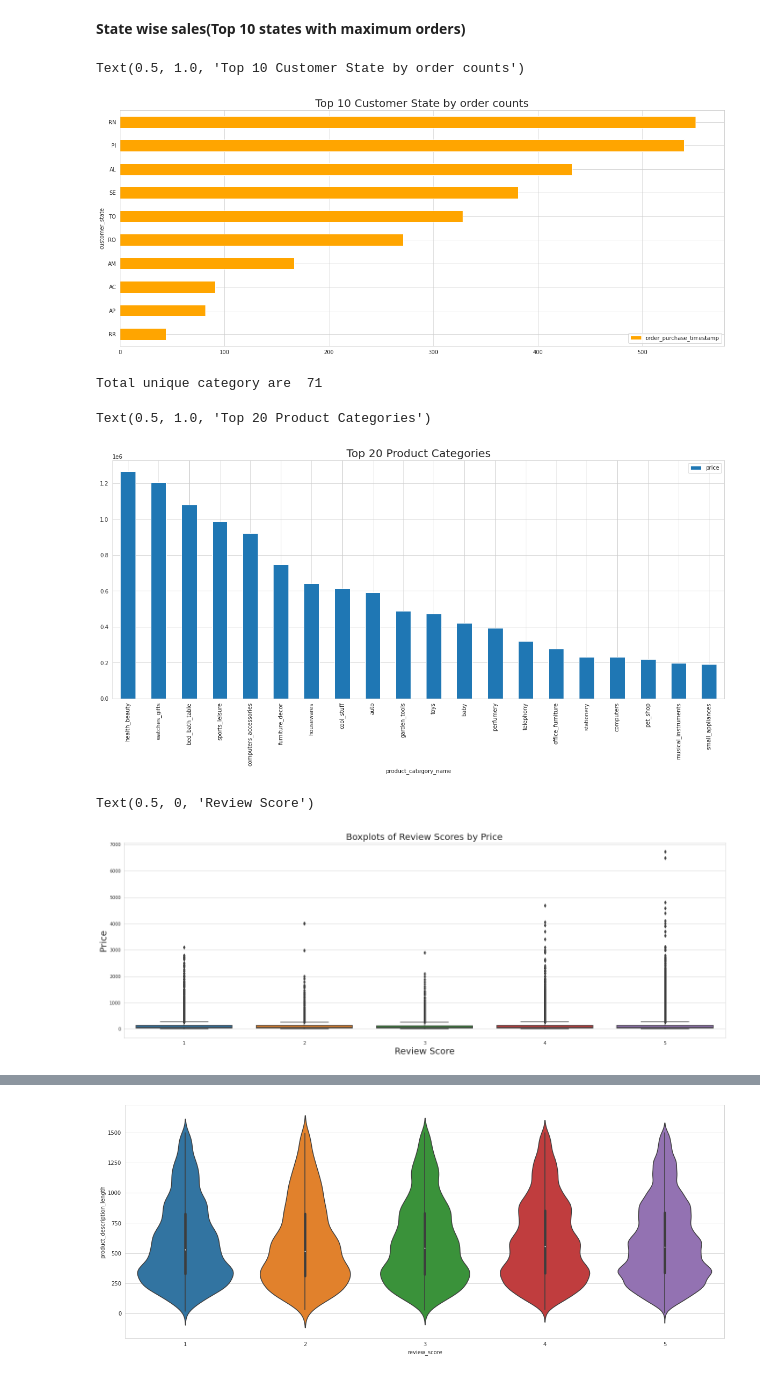
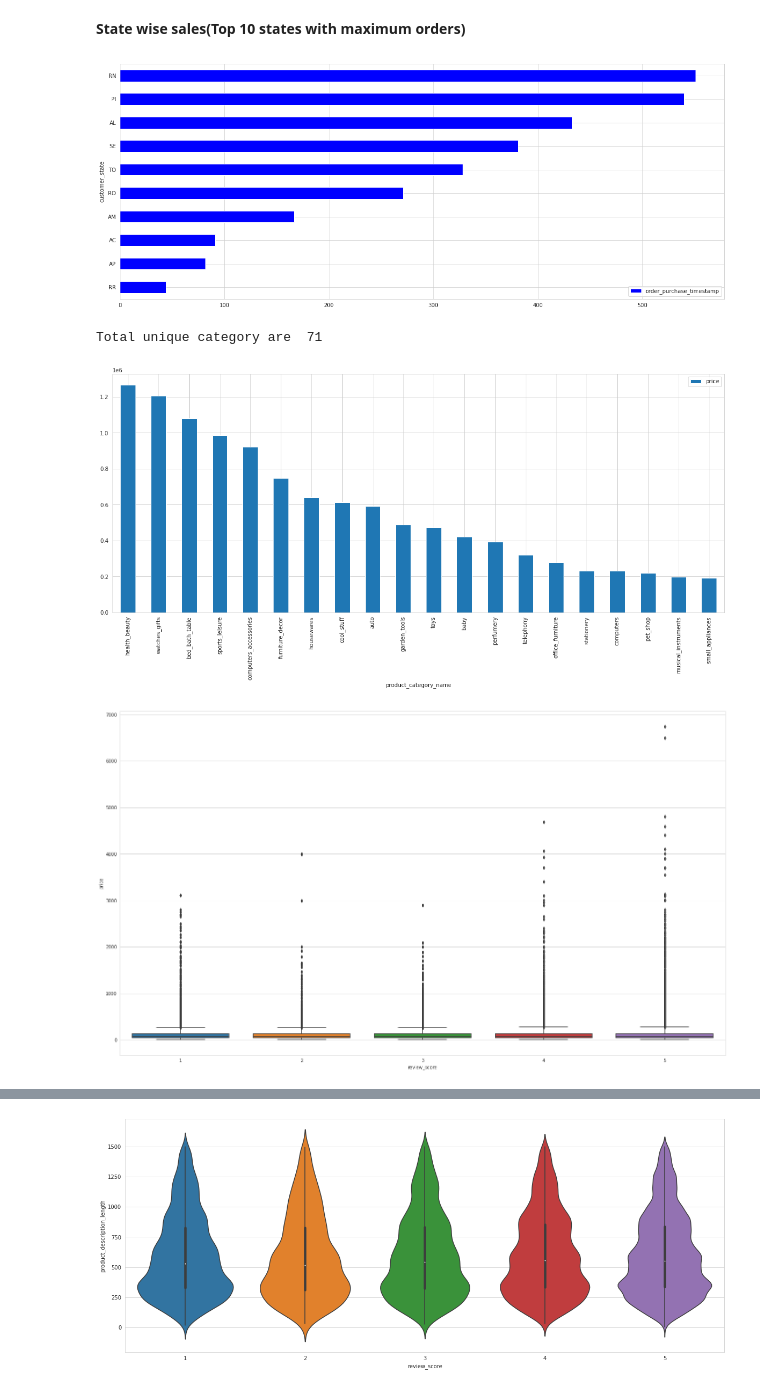
Before and after one commit to jakejhc/Team_Project, a Jupyter notebook: brazillian-customer-satification.ipynb, the cells around one changed output, grey strips where cells are left out. Drawn from its saved outputs; the diff is of its cells as text; code cells hidden in the pictures.

Commit message:
Kaggle Notebook | Olist-team copy | Version 7

```diff
--- a/brazillian-customer-satification.ipynb
+++ b/brazillian-customer-satification.ipynb
@@ -462,3 +506,15 @@ Index(['order_purchase_timestamp', 'order_delivered_carrier_date',
       dtype='object')
 # %% [markdown]
 # 5. Correlations
+# %%
+#understanding the growth of Olist as an ecommerce company from the range of data given to us
+import matplotlib.patches as mpatches
+data['order_purchase_timestamp'] = pd.to_datetime(data['order_purchase_timestamp'])
+monthly_sales_data = data.groupby(data['order_purchase_timestamp'].dt.strftime('%m,%y'))['price'].sum().plot(kind='bar',figsize = (20,8),color=['orange','b'],width=0.8)
+plt.ylabel('sales')
+
+red_patch = mpatches.Patch(color='orange', label='2017')
+green_patch = mpatches.Patch(color='blue', label='2018')
+plt.legend(handles=[red_patch,green_patch])
+plt.xlabel('Month,year')
+plt.show()
@@ -466,12 +524,11 @@ Index(['order_purchase_timestamp', 'order_delivered_carrier_date',
 **State wise sales(Top 10 states with maximum orders)**
 # %%
 #top 10 states as per number of orders
-data.groupby(data['customer_state'])['order_purchase_timestamp'].count().sort_values()[:10].plot(kind='barh',figsize=(20,8),color='orange')
+data.groupby(data['customer_state'])['order_purchase_timestamp'].count().sort_values()[:10].plot(kind='barh',figsize=(20,8),color='blue')
 plt.legend()
-plt.title('Top 10 Customer State by order counts',fontsize=20)
+plt.show()
 # %% [output]
-Text(0.5, 1.0, 'Top 10 Customer State by order counts')
-[figure, old version]
+[figure, new version]
 # %%
 print('Total unique category are ',data.product_category_name.unique().shape[0])
 # %% [output]
@@ -480,19 +537,15 @@ Total unique category are  71
 #category wise sales with their rating(top 20)
 data.groupby(data['product_category_name'])['price'].sum().sort_values(ascending=False)[:20].plot(kind='bar',figsize=(20,8))
 plt.legend()
-plt.title('Top 20 Product Categories', fontsize=20)
+plt.show()
 # %% [output]
-Text(0.5, 1.0, 'Top 20 Product Categories')
-[figure, old version]
+[figure, new version]
 # %%
 #Box plot for price with review score
-plt.figure(figsize= (24,8))
+plt.figure(figsize= (24,14))
 sns.boxplot(x='review_score',y='price', data=data)
-plt.title('Boxplots of Review Scores by Price', fontsize=20)
-plt.ylabel('Price',fontsize=20)
-plt.xlabel('Review Score',fontsize=20)
+plt.show()
 # %% [output]
-Text(0.5, 0, 'Review Score')
-[figure, old version]
+[figure, new version]
 # %%
 #Box plot for price with review score
```
Also changed, not shown: parts of 93 cells of this notebook.
